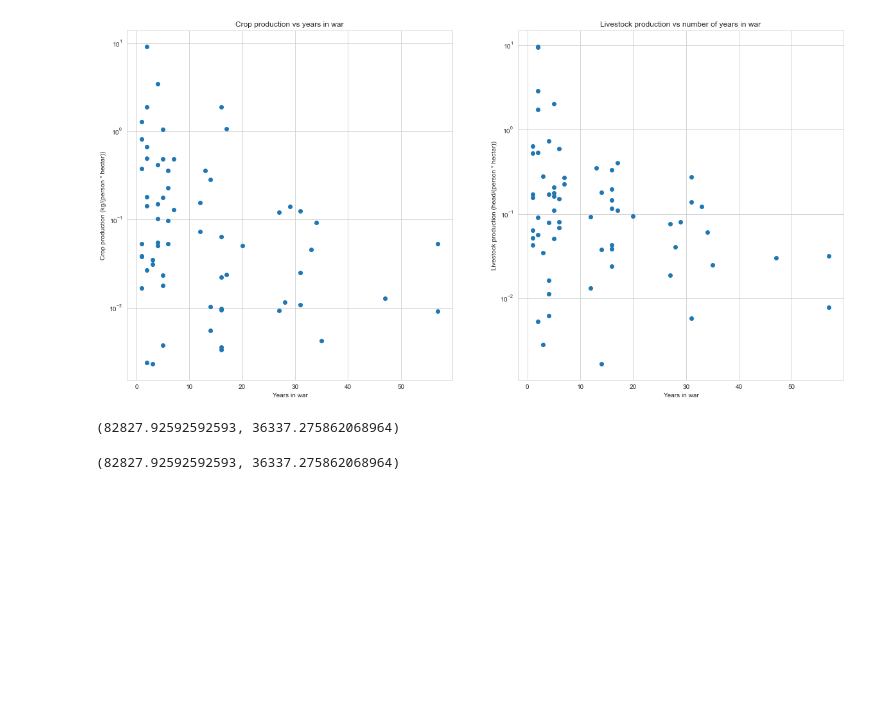
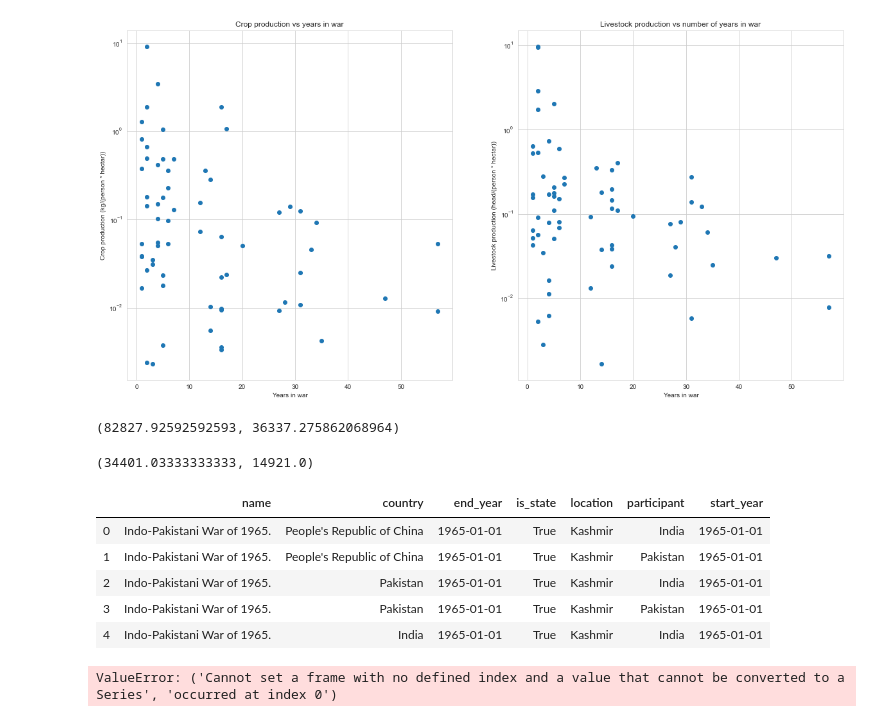
Before and after one commit to pull-fiction/make-crops-not-war, a Jupyter notebook: notebooks/general_overview.ipynb, the cells around one changed output. Cells and saved outputs as stored; diff of their text form; code cells hidden in the pictures; blank space fills up the shorter version.

Commit message:
df.apply compute_rate function not working for some reason, modified compute_rate to work with all countries by adding a reset_index

```diff
--- a/notebooks/general_overview.ipynb
+++ b/notebooks/general_overview.ipynb
@@ -146,6 +147,7 @@ def compute_rate(wars_df, country, agricultural_data):
     country_crops = (
         agricultural_data[agricultural_data['country'] == country]
             .drop(['norm_value_crop', 'norm_value_livestock', 'value_population', 'value_land_area', 'value_livestock'], axis=1)
+            .reset_index(drop=True)
     )
 
     years_in_war = country_in_war(wars_df, country_crops, country)
@@ -169,6 +171,6 @@ def compute_rate(wars_df, country, agricultural_data):
 
     return rate_in_war[0], rate_not_in_war[0]
 
-compute_rate(wars_df, 'Afghanistan', merged_crops_data)
+compute_rate(wars_df, 'Congo', merged_crops_data)
 # %% [output]
-(82827.92592592593, 36337.275862068964)
+(34401.03333333333, 14921.0)
@@ -176,0 +177,15 @@ compute_rate(wars_df, 'Afghanistan', merged_crops_data)
+# %%
+wars_df.head()
+# %% [output]
+|  | name | country | end_year | is_state | location | participant | start_year |
+| 0 | Indo-Pakistani War of 1965. | People's Republic of China | 1965-01-01 | True | Kashmir | India | 1965-01-01 |
+| 1 | Indo-Pakistani War of 1965. | People's Republic of China | 1965-01-01 | True | Kashmir | Pakistan | 1965-01-01 |
+| 2 | Indo-Pakistani War of 1965. | Pakistan | 1965-01-01 | True | Kashmir | India | 1965-01-01 |
+| 3 | Indo-Pakistani War of 1965. | Pakistan | 1965-01-01 | True | Kashmir | Pakistan | 1965-01-01 |
+| 4 | Indo-Pakistani War of 1965. | India | 1965-01-01 | True | Kashmir | India | 1965-01-01 |
+# %%
+# I don't know what I am missing, but I can't seem to figure out how to make this work -_-' . It's probably something
+# simple that I am not seeing.
+wars_df['rate-change'] = wars_df.apply(lambda x: compute_rate(wars_df, x['country'], merged_crops_data), axis=1)
+# %% [output]
+ValueError: ('Cannot set a frame with no defined index and a value that cannot be converted to a Series', 'occurred at index 0')
```
Also changed, not shown: parts of 2 cells of this notebook.
